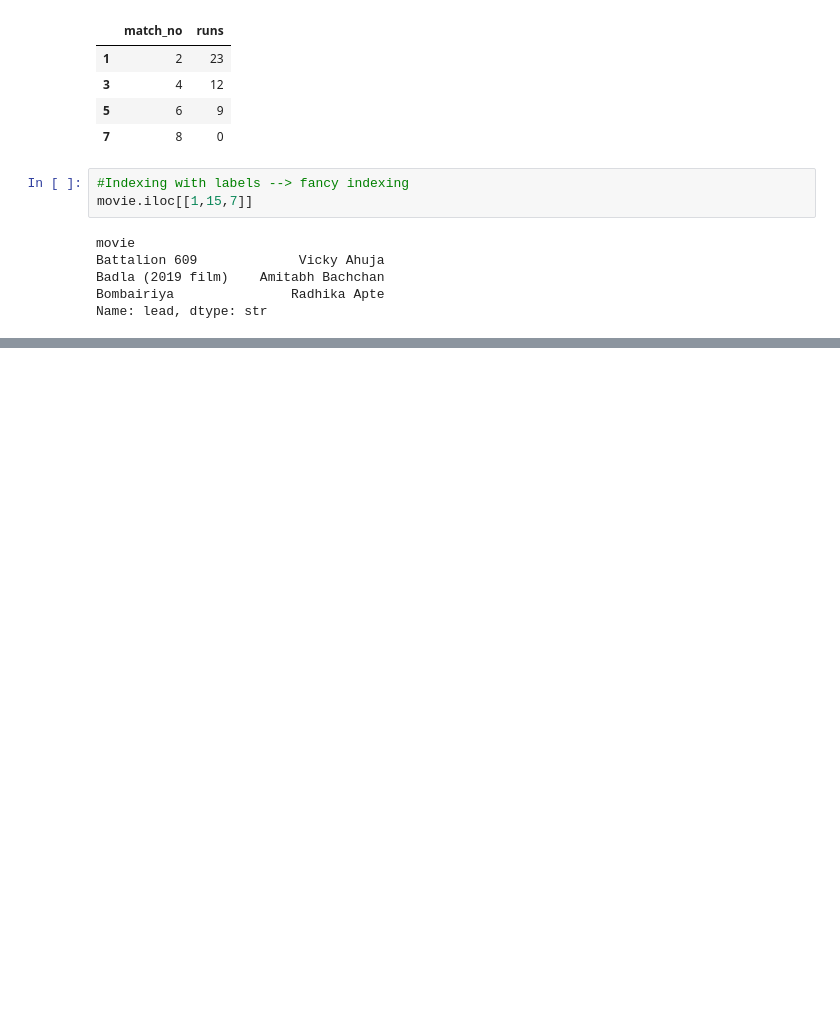
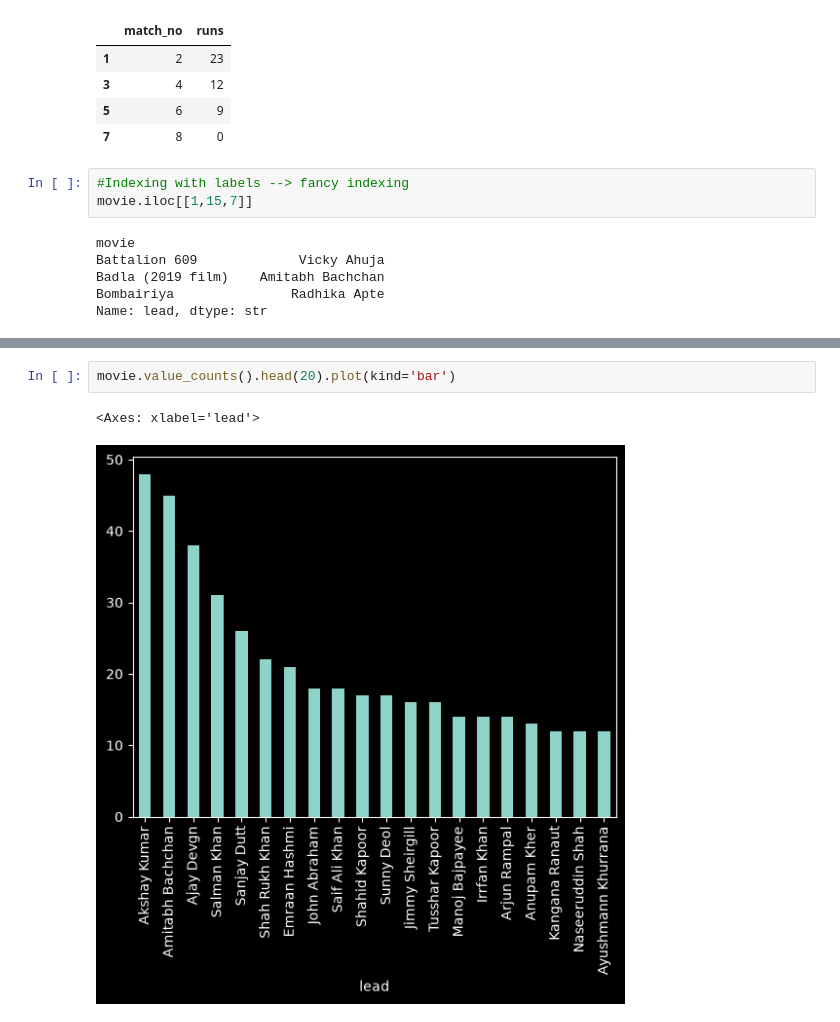
Before and after one commit to RahulNaik2611/Learning_Curve, a Jupyter notebook: Pandas/Basic_pandas.ipynb, the cells around one changed output, grey strips where cells are left out. Drawn from its saved outputs; the diff is of its cells as text; blank space fills up the shorter version.

```diff
--- a/Pandas/Basic_pandas.ipynb
+++ b/Pandas/Basic_pandas.ipynb
@@ -475,0 +653,5 @@ Name: lead, dtype: str
+# %%
+movie.value_counts().head(20).plot(kind='bar')
+# %% [output]
+<Axes: xlabel='lead'>
+[figure, added]
```
Also changed, not shown: parts of 22 cells of this notebook.
